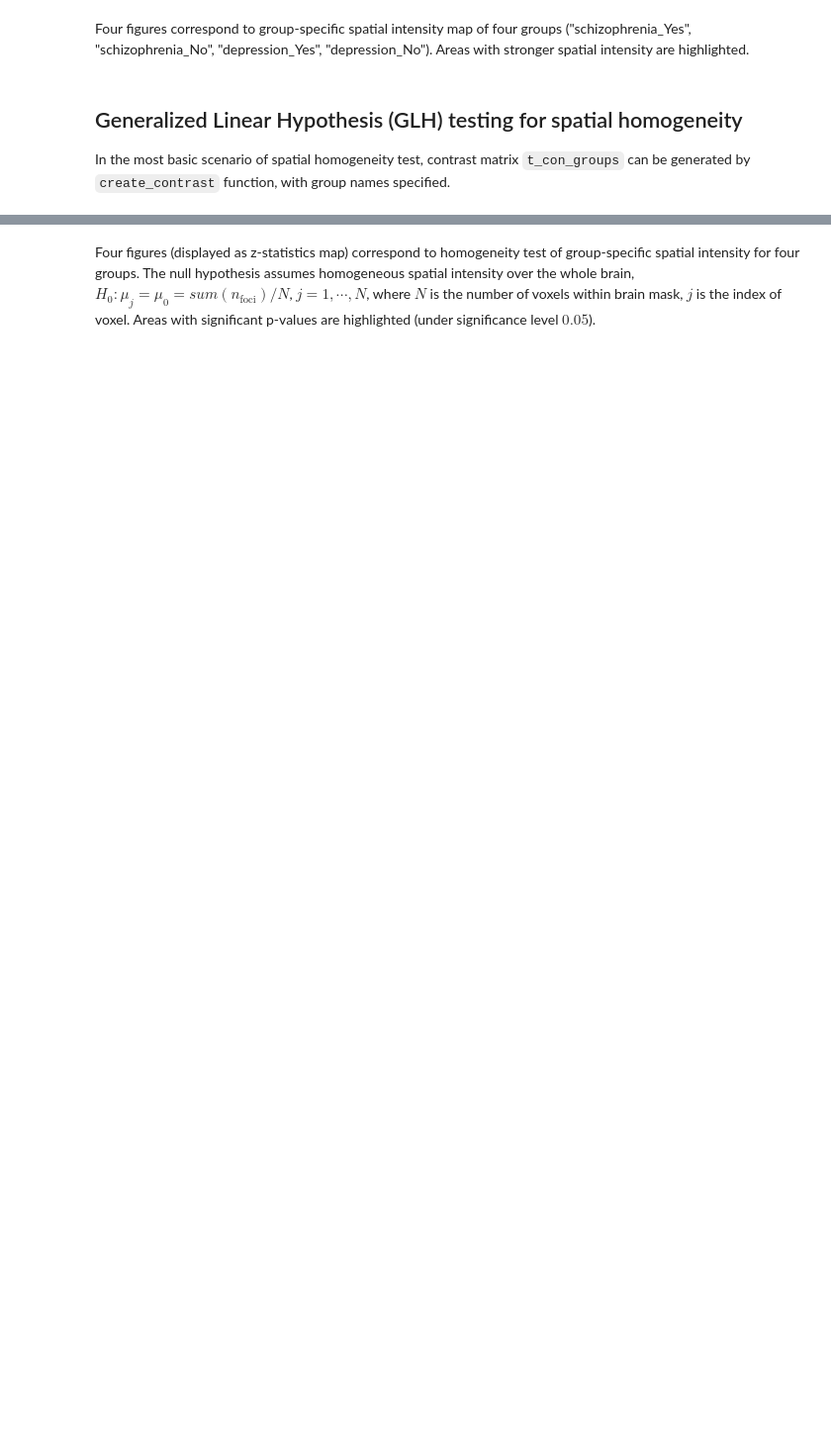
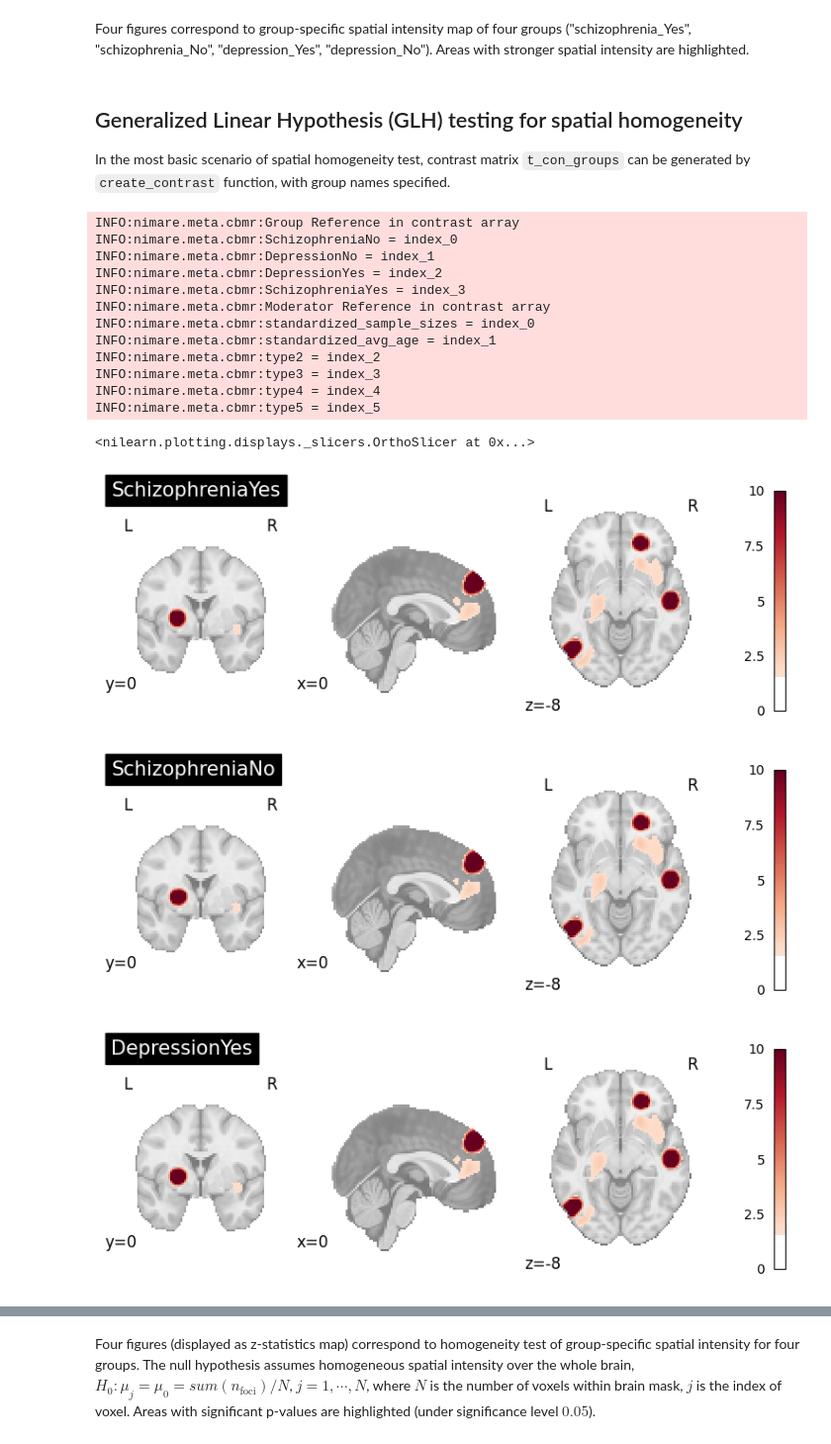
Before and after one commit to neurostuff/NiMARE, a Jupyter notebook: examples/02_meta-analyses/10_plot_cbmr.ipynb, the cells around one changed output, grey strips where cells are left out. Shown at 99% size. Saved outputs shown, nothing was run; the diff lists cells and outputs as text; code cells hidden in the pictures; blank space fills up the shorter version.

Commit message:
[skip CI][WIP] add FDR/FWE correction methods to test

```diff
--- a/examples/02_meta-analyses/10_plot_cbmr.ipynb
+++ b/examples/02_meta-analyses/10_plot_cbmr.ipynb
@@ -128,43 +135,60 @@ from nimare.correct import FWECorrector
 
 inference = CBMRInference(CBMRResults=results, device="cuda")
 t_con_groups = inference.create_contrast(
-    ["schizophrenia_Yes", "schizophrenia_No", "depression_Yes", "depression_No"], type="groups"
+    ["SchizophreniaYes", "SchizophreniaNo", "DepressionYes", "DepressionNo"], type="groups"
 )
 contrast_result = inference.compute_contrast(t_con_groups=t_con_groups, t_con_moderators=False)
 
-# generate chi-square maps for each group
+# generate z-score maps for group-wise spatial homogeneity test
 plot_stat_map(
-    results.get_map("schizophrenia_Yes_z_statistics"),
+    results.get_map("z_group-SchizophreniaYes"),
     cut_coords=[0, 0, -8],
     draw_cross=False,
     cmap="RdBu_r",
-    title="schizophrenia_Yes",
+    title="SchizophreniaYes",
     threshold=scipy.stats.norm.isf(0.05),
 )
 
 plot_stat_map(
-    results.get_map("schizophrenia_No_z_statistics"),
+    results.get_map("z_group-SchizophreniaNo"),
     cut_coords=[0, 0, -8],
     draw_cross=False,
     cmap="RdBu_r",
-    title="schizophrenia_No",
+    title="SchizophreniaNo",
     threshold=scipy.stats.norm.isf(0.05),
 )
 
 plot_stat_map(
-    results.get_map("depression_Yes_z_statistics"),
+    results.get_map("z_group-DepressionYes"),
     cut_coords=[0, 0, -8],
     draw_cross=False,
     cmap="RdBu_r",
-    title="depression_Yes",
+    title="DepressionYes",
     threshold=scipy.stats.norm.isf(0.05),
 )
 
 plot_stat_map(
-    results.get_map("depression_No_z_statistics"),
+    results.get_map("z_group-DepressionNo"),
     cut_coords=[0, 0, -8],
     draw_cross=False,
     cmap="RdBu_r",
-    title="depression_No",
+    title="DepressionNo",
     threshold=scipy.stats.norm.isf(0.05),
 )
+# %% [output]
+INFO:nimare.meta.cbmr:Group Reference in contrast array
+INFO:nimare.meta.cbmr:SchizophreniaNo = index_0
+INFO:nimare.meta.cbmr:DepressionNo = index_1
+INFO:nimare.meta.cbmr:DepressionYes = index_2
+INFO:nimare.meta.cbmr:SchizophreniaYes = index_3
+INFO:nimare.meta.cbmr:Moderator Reference in contrast array
+INFO:nimare.meta.cbmr:standardized_sample_sizes = index_0
+INFO:nimare.meta.cbmr:standardized_avg_age = index_1
+INFO:nimare.meta.cbmr:type2 = index_2
+INFO:nimare.meta.cbmr:type3 = index_3
+INFO:nimare.meta.cbmr:type4 = index_4
+INFO:nimare.meta.cbmr:type5 = index_5
+<nilearn.plotting.displays._slicers.OrthoSlicer at 0x...>
+[figure, added]
+[figure, added]
+[figure, added]
```
Also changed, not shown: parts of 12 cells of this notebook, 5 other files.
